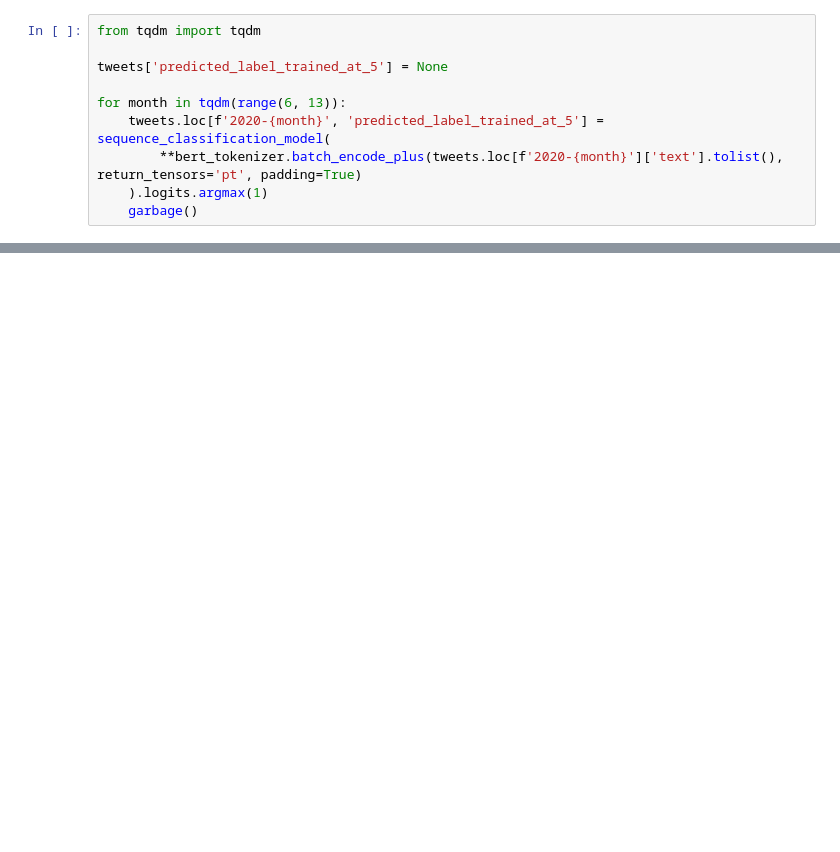
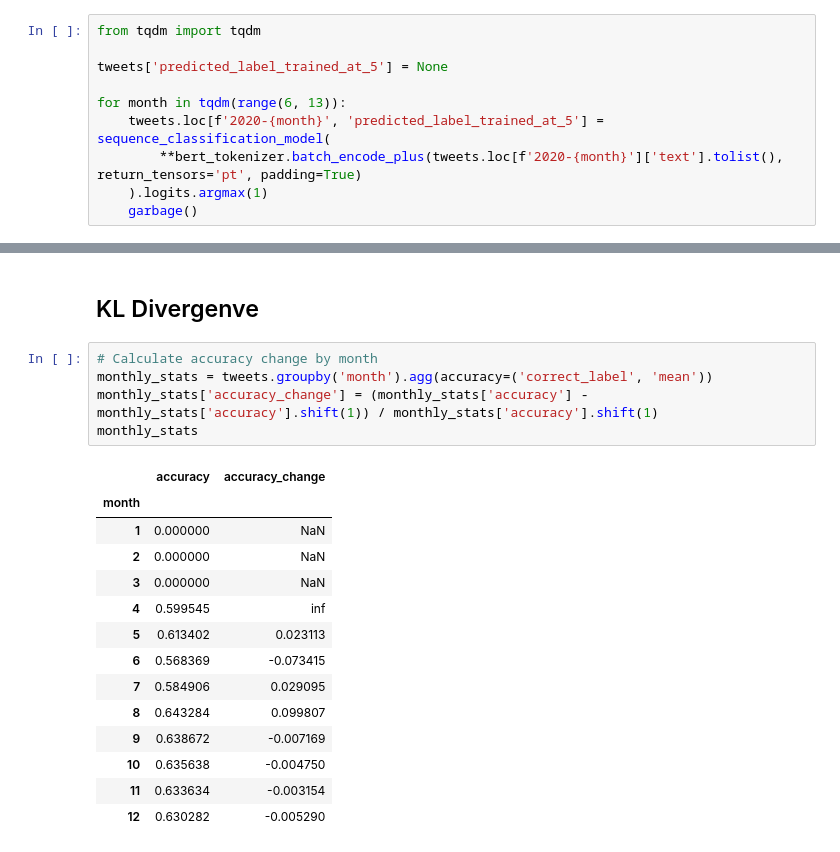
Before and after one commit to sinanuozdemir/oreilly-transformers-nlp-mlops, a Jupyter notebook: notebooks/model_drift.ipynb, the cells around one changed output, grey strips where cells are left out. Cells and saved outputs as stored; diff of their text form; blank space fills up the shorter version.

```diff
--- a/notebooks/model_drift.ipynb
+++ b/notebooks/model_drift.ipynb
@@ -664,0 +585,22 @@ NameError: name 'five_count' is not defined
+# %% [markdown]
+## KL Divergenve
+# %%
+# Calculate accuracy change by month
+monthly_stats = tweets.groupby('month').agg(accuracy=('correct_label', 'mean'))
+monthly_stats['accuracy_change'] = (monthly_stats['accuracy'] - monthly_stats['accuracy'].shift(1)) / monthly_stats['accuracy'].shift(1)
+monthly_stats
+# %% [output]
+|  | accuracy | accuracy_change |
+| month |  |  |
+| 1 | 0.000000 | NaN |
+| 2 | 0.000000 | NaN |
+| 3 | 0.000000 | NaN |
+| 4 | 0.599545 | inf |
+| 5 | 0.613402 | 0.023113 |
+| 6 | 0.568369 | -0.073415 |
+| 7 | 0.584906 | 0.029095 |
+| 8 | 0.643284 | 0.099807 |
+| 9 | 0.638672 | -0.007169 |
+| 10 | 0.635638 | -0.004750 |
+| 11 | 0.633634 | -0.003154 |
+| 12 | 0.630282 | -0.005290 |
```
Also changed, not shown: parts of 50 cells of this notebook, 5 other files.
